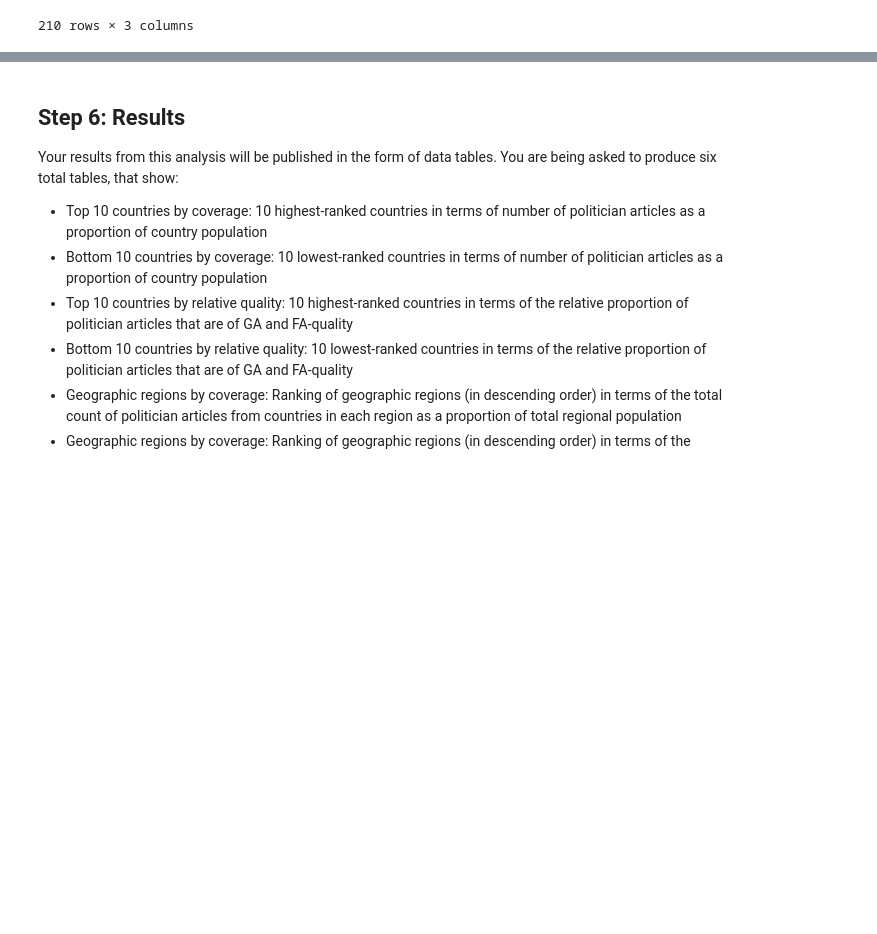
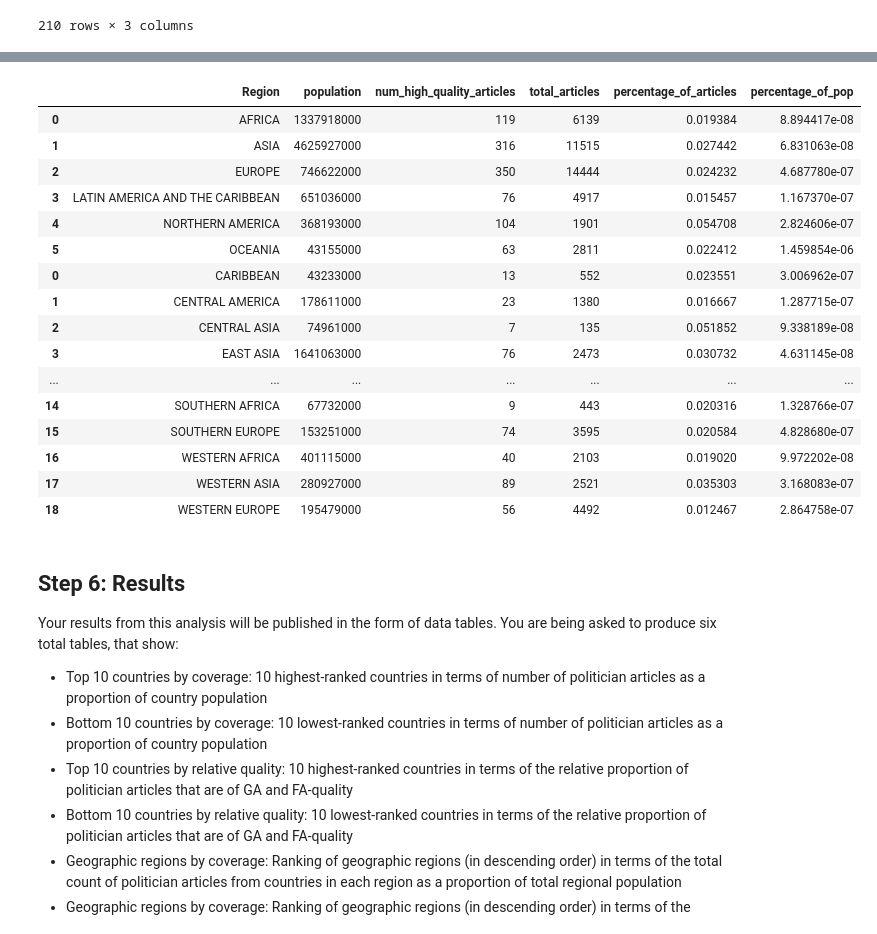
Before and after one commit to anushnap/data-512-a2, a Jupyter notebook: src/hcds-a2-bias.ipynb, the cells around one changed output, grey strips where cells are left out. Saved outputs shown, nothing was run; the diff lists cells and outputs as text; code cells hidden in the pictures; blank space fills up the shorter version.

```diff
--- a/src/hcds-a2-bias.ipynb
+++ b/src/hcds-a2-bias.ipynb
@@ -383,0 +408,6 @@ original_population
+# %%
+articles_by_region = articles_by_country.groupby(['Sub-Region_1', 'pop_Sub-Region_1'], as_index = False)\
+    .sum()[['Sub-Region_1', 'pop_Sub-Region_1', 'num_high_quality_articles', 'total_articles']]
+articles_by_region['percentage_of_articles'] = articles_by_region['num_high_quality_articles'] / articles_by_region['total_articles']
+articles_by_region['percentage_of_pop'] = articles_by_region['num_high_quality_articles'] / articles_by_region['pop_Sub-Region_1']
+articles_by_region
@@ -384,3 +422,28 @@ original_population
+# %%
+# Union the datasets together and remove duplicates: North America and Oceania
+articles_by_all_regions = pd.concat(
+    [articles_by_region.rename({'Sub-Region_1': 'Region', 'pop_Sub-Region_1': 'population'}, axis = 1),
+     articles_by_subregion.rename({'Sub-Region_0': 'Region', 'pop_Sub-Region_0': 'population'}, axis = 1)])\
+    .drop_duplicates()
+articles_by_all_regions
+# %% [output]
+|  | Region | population | num_high_quality_articles | total_articles | percentage_of_articles | percentage_of_pop |
+| 0 | AFRICA | 1337918000 | 119 | 6139 | 0.019384 | 8.894417e-08 |
+| 1 | ASIA | 4625927000 | 316 | 11515 | 0.027442 | 6.831063e-08 |
+| 2 | EUROPE | 746622000 | 350 | 14444 | 0.024232 | 4.687780e-07 |
+| 3 | LATIN AMERICA AND THE CARIBBEAN | 651036000 | 76 | 4917 | 0.015457 | 1.167370e-07 |
+| 4 | NORTHERN AMERICA | 368193000 | 104 | 1901 | 0.054708 | 2.824606e-07 |
+| 5 | OCEANIA | 43155000 | 63 | 2811 | 0.022412 | 1.459854e-06 |
+| 0 | CARIBBEAN | 43233000 | 13 | 552 | 0.023551 | 3.006962e-07 |
+| 1 | CENTRAL AMERICA | 178611000 | 23 | 1380 | 0.016667 | 1.287715e-07 |
+| 2 | CENTRAL ASIA | 74961000 | 7 | 135 | 0.051852 | 9.338189e-08 |
+| 3 | EAST ASIA | 1641063000 | 76 | 2473 | 0.030732 | 4.631145e-08 |
+| ... | ... | ... | ... | ... | ... | ... |
+| 14 | SOUTHERN AFRICA | 67732000 | 9 | 443 | 0.020316 | 1.328766e-07 |
+| 15 | SOUTHERN EUROPE | 153251000 | 74 | 3595 | 0.020584 | 4.828680e-07 |
+| 16 | WESTERN AFRICA | 401115000 | 40 | 2103 | 0.019020 | 9.972202e-08 |
+| 17 | WESTERN ASIA | 280927000 | 89 | 2521 | 0.035303 | 3.168083e-07 |
+| 18 | WESTERN EUROPE | 195479000 | 56 | 4492 | 0.012467 | 2.864758e-07 |
 # %% [markdown]
 ## Step 6: Results
 
```
Also changed, not shown: parts of 11 cells of this notebook, 1 other file.
